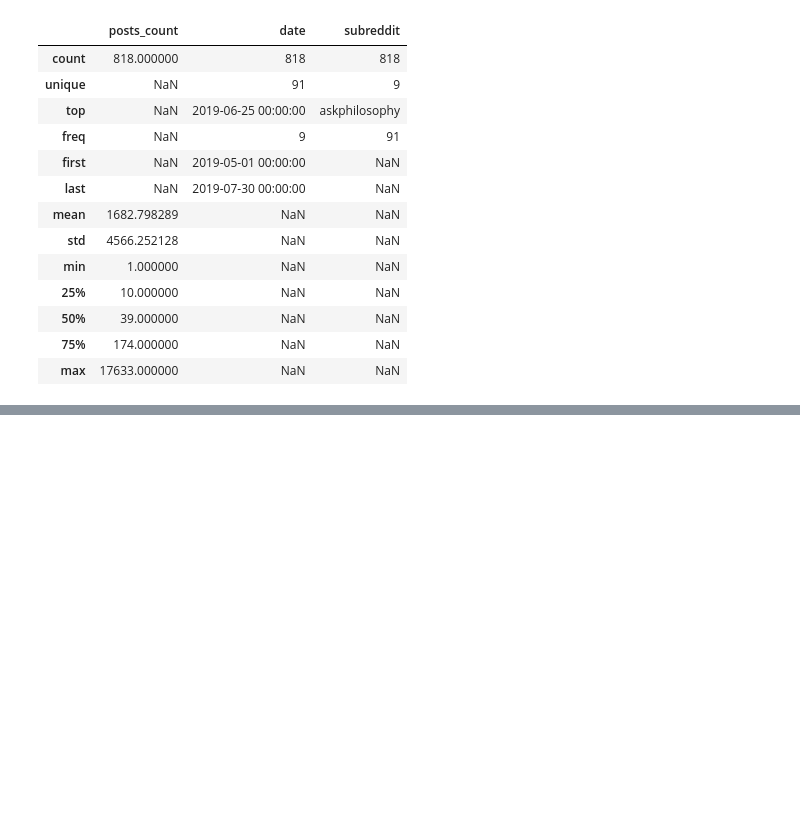
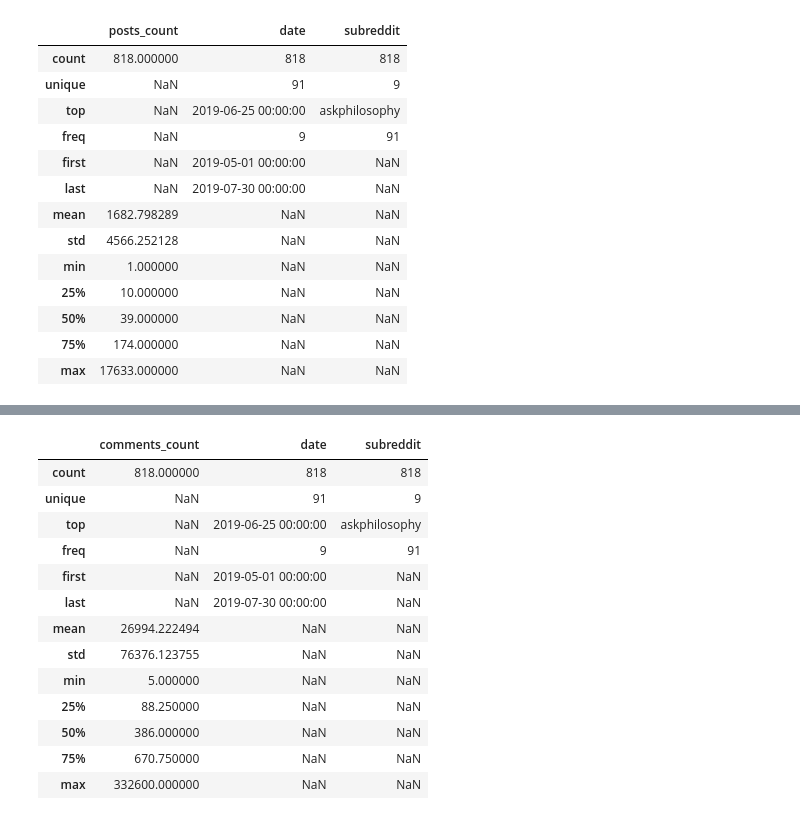
Before and after one commit to sub-stats/ds, a Jupyter notebook: data-exploration.ipynb, the cells around one changed output, grey strips where cells are left out. Cells and saved outputs as stored; diff of their text form; code cells hidden in the pictures; blank space fills up the shorter version.

Commit message:
cleaned up comments per day

```diff
--- a/data-exploration.ipynb
+++ b/data-exploration.ipynb
@@ -228,0 +234,23 @@ FileNotFoundError: [Errno 2] File b'past_90_days_comments_per_day.csv' does not
+# %%
+comment_agg['key'] = pd.to_datetime(comment_agg['key'], unit='s')
+# %%
+comment_agg = comment_agg.drop(columns='Unnamed: 0')
+# %%
+comment_agg = comment_agg.rename(columns={'key': 'date', 'doc_count': 'comments_count'})
+# %%
+comment_agg.describe(include='all')
+# %% [output]
+|  | comments_count | date | subreddit |
+| count | 818.000000 | 818 | 818 |
+| unique | NaN | 91 | 9 |
+| top | NaN | 2019-06-25 00:00:00 | askphilosophy |
+| freq | NaN | 9 | 91 |
+| first | NaN | 2019-05-01 00:00:00 | NaN |
+| last | NaN | 2019-07-30 00:00:00 | NaN |
+| mean | 26994.222494 | NaN | NaN |
+| std | 76376.123755 | NaN | NaN |
+| min | 5.000000 | NaN | NaN |
+| 25% | 88.250000 | NaN | NaN |
+| 50% | 386.000000 | NaN | NaN |
+| 75% | 670.750000 | NaN | NaN |
+| max | 332600.000000 | NaN | NaN |
```
Also changed, not shown: parts of 2 cells of this notebook, 2 other files.
